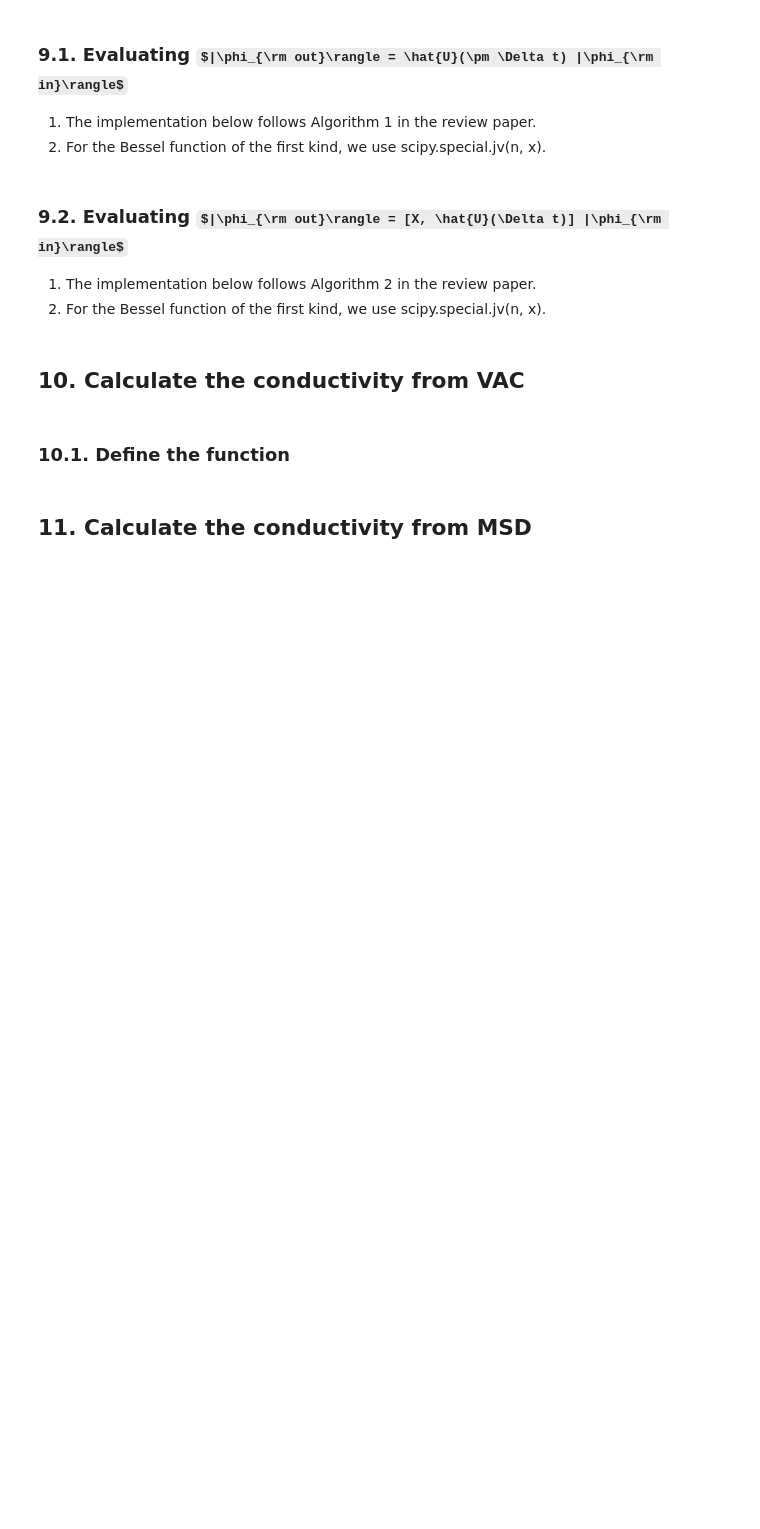
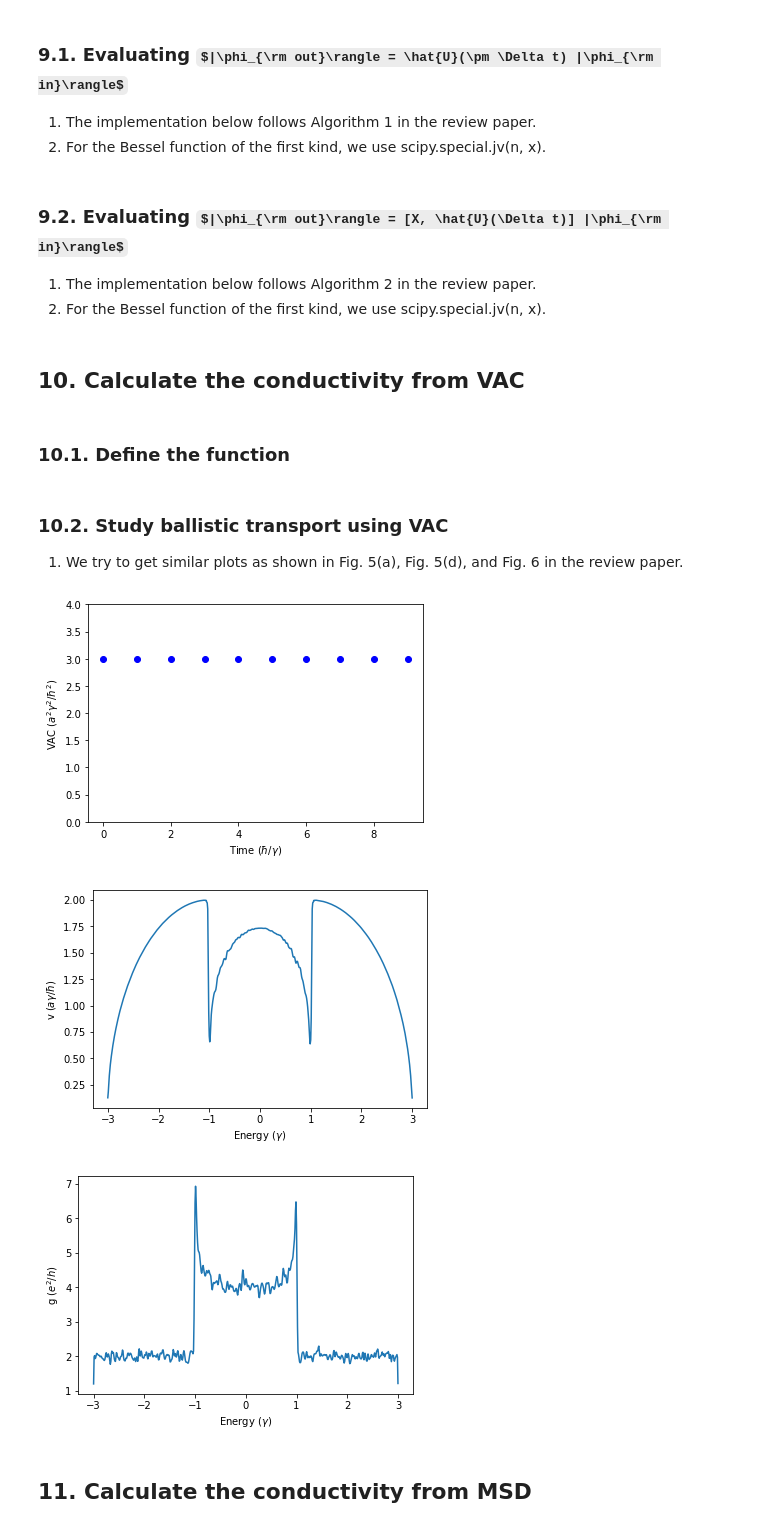
Before and after one commit to brucefan1983/LSQT-Jupyter, a Jupyter notebook: LSQT.ipynb, the cells around one changed output. Cells and saved outputs as stored; diff of their text form; code cells hidden in the pictures; some formulas as TeX source; blank space fills up the shorter version.

Commit message:
add ballstic transport from VAC

```diff
--- a/LSQT.ipynb
+++ b/LSQT.ipynb
@@ -458,3 +442,34 @@ def find_vac(M, E_max, dt_scaled, E_scaled, H_scaled, V, phi):
+# %% [markdown]
+### 10.2. Study ballistic transport using VAC
+1. We try to get similar plots as shown in Fig. 5(a), Fig. 5(d), and Fig. 6 in the review paper.
+# %%
+Nt = 10
+dt = np.ones(Nt) # time steps
+t = np.arange(10.0) # time
+VAC, sigma_from_VAC = find_vac(M, E_max, dt*E_max, E/E_max, H/E_max, V, phi, DOS)
+v = np.sqrt(VAC[0, :]) # Fermi velocity
+width = 2.0 # system width
+g = width * DOS * v * 0.5 # conductance
+g *= 2.0 * np.pi # from e^2/hbar to e^2/h
+plt.figure
+plt.plot(t, VAC[:, 301], 'bo')
+plt.xlabel('Time ($\hbar/\gamma$)')
+plt.ylabel('VAC ($a^2\gamma^2/\hbar^2$)')
+plt.ylim(0, 4)
+plt.show()
+plt.figure
+plt.plot(E, v)
+plt.xlabel('Energy ($\gamma$)')
+plt.ylabel('v ($a\gamma/\hbar$)')
+plt.show()
+plt.plot(E, g)
+plt.xlabel('Energy ($\gamma$)')
+plt.ylabel('g ($e^2/h$)')
+plt.show()
+# %% [output]
+[figure, added]
+[figure, added]
+[figure, added]
 # %% [markdown]
 ## 11. Calculate the conductivity from MSD
 # %%
```
Also changed, not shown: parts of 5 cells of this notebook.
